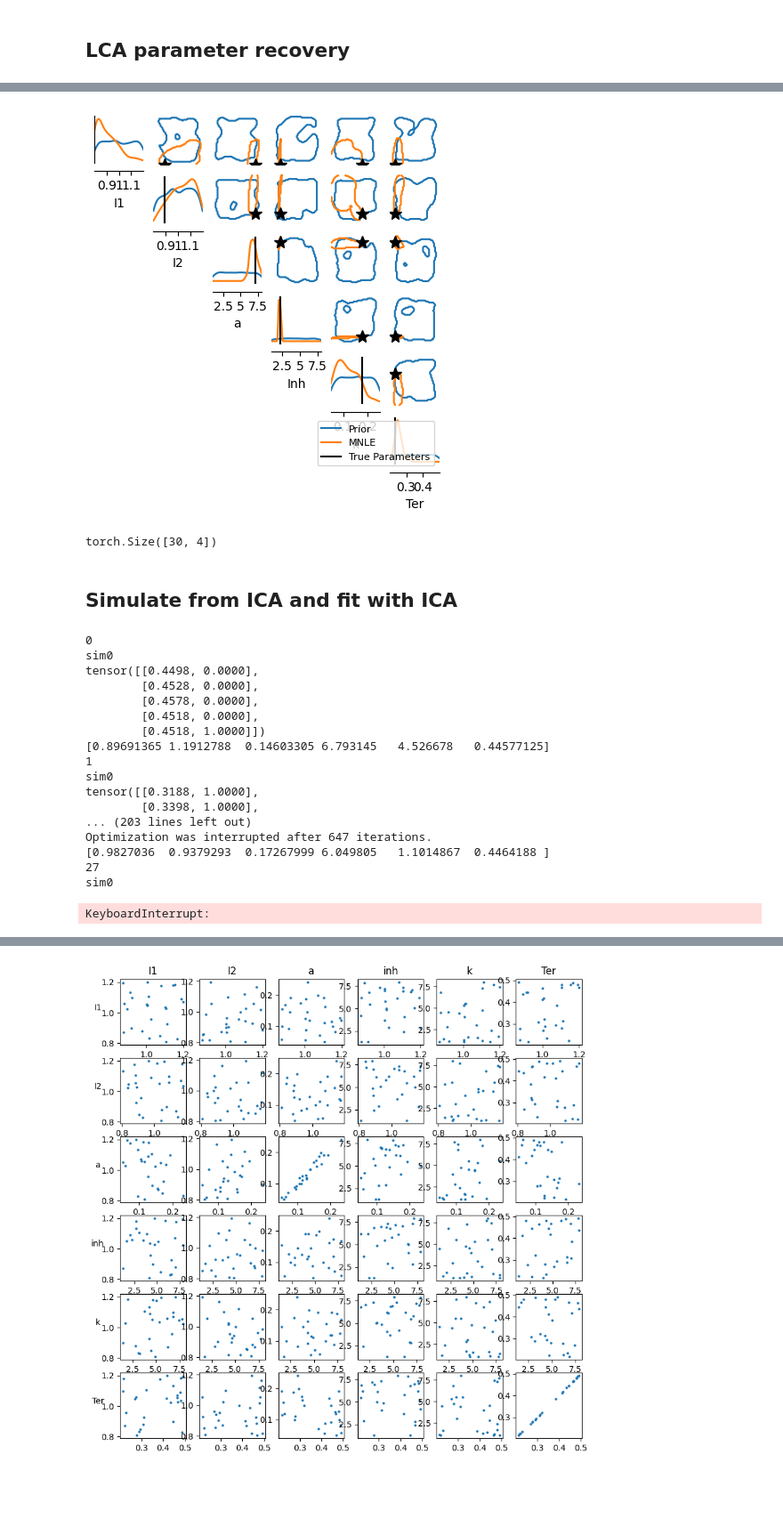
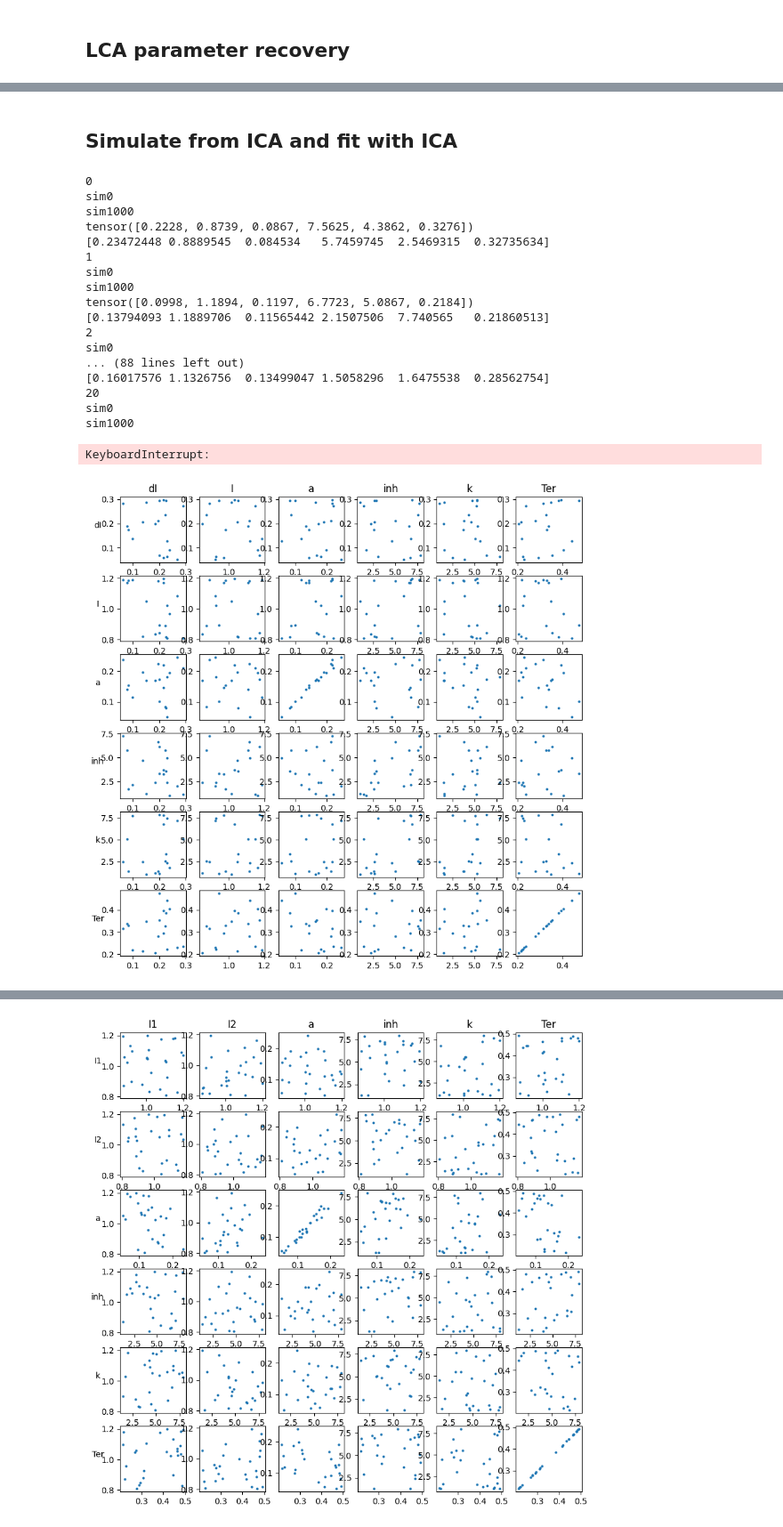
Before and after one commit to Jiashun97/sbi, a Jupyter notebook: IDM_LCA_full_model.ipynb, the cells around one changed output, grey strips where cells are left out. Shown at 89% size. Drawn from its saved outputs; the diff is of its cells as text; code cells hidden in the pictures; blank space fills up the shorter version.

```diff
--- a/IDM_LCA_full_model.ipynb
+++ b/IDM_LCA_full_model.ipynb
@@ -30,11 +4,11 @@ from sbi.inference.potentials.base_potential import BasePotential
 ## LCA parameter recovery
 # %%
 # Training data
-num_simulations = 50000
+num_simulations = 1000000
 #[0,0.5] for ∆I, [0,2] for I, [0,14] for κ and β, [0,1] for Z, and [0,1]
 #prior = utils.BoxUniform(low=[0.05,0.05,1,1], high=[0.3,0.25,8,8])
 
-prior = utils.BoxUniform(low=[0.8,0.8,0.05,1,1,0.2], high=[1.2,1.2,0.25,8,8,0.5])
+prior = utils.BoxUniform(low=[0.05,0.8,0.05,1,1,0.2], high=[0.3,1.2,0.25,8,8,0.5])
 
 parameters = prior.sample((num_simulations,))
 x = simul_LCA_full(np.array(parameters))
@@ -98,7 +70,7 @@ fig, ax = pairplot(
     points_colors=["k"],
     points_offdiag=dict(marker="*", markersize=10),
     labels=['I1', 'I2', 'a','Inh','k', 'Ter'],
-    figsize=(5, 5)
+    figsize=(10, 10)
 )
 
 #plt.sca(ax[1, 1])
@@ -108,13 +80,6 @@ plt.legend(
     fontsize=8,
     loc = 1
 );
-# %% [output]
-[figure, removed]
-# %%
-parameters = prior.sample((30,))
-parameters.shape
-# %% [output]
-torch.Size([30, 4])
 # %% [markdown]
 ## Simulate from ICA and fit with ICA
 # %%
@@ -127,14 +92,13 @@ parameters = prior.sample((30,))
 
 #Ters = np.random.uniform(low=0.2, high=0.8, size=30)
 
-n_trials = 500
+n_trials = 2000
 num_samples = 100
 par_fitted = np.zeros((30,6))
 # %%
 for i in range(30):
     print(i)
     LCA_o = simul_LCA_full(np.tile(parameters[i,:], (n_trials,1))) # simulate LCA data
-    print(LCA_o[0:5,:])
     mnle_posterior = trainer.build_posterior(
     mcmc_method="slice_np_vectorized", mcmc_parameters=mcmc_parameters, prior = prior
     )
@@ -142,24 +106,31 @@ for i in range(30):
     #mnle_samples = mnle_posterior.sample((num_samples,), x=x_o) # fit with IDM
     mnle_posterior.set_default_x(LCA_o)
     mnle_map = mnle_posterior.map()
+    print(parameters[i,:])
     print(np.array(mnle_map))
     par_fitted[i,:] = np.array(mnle_map)
 # %% [output]
 0
 sim0
-tensor([[0.4498, 0.0000],
-        [0.4528, 0.0000],
-        [0.4578, 0.0000],
-        [0.4518, 0.0000],
-        [0.4518, 1.0000]])
-[0.89691365 1.1912788  0.14603305 6.793145   4.526678   0.44577125]
+sim1000
+tensor([0.2228, 0.8739, 0.0867, 7.5625, 4.3862, 0.3276])
+[0.23472448 0.8889545  0.084534   5.7459745  2.5469315  0.32735634]
 1
 sim0
-tensor([[0.3188, 1.0000],
-        [0.3398, 1.0000],
-... (203 lines left out)
-Optimization was interrupted after 647 iterations.
-[0.9827036  0.9379293  0.17267999 6.049805   1.1014867  0.4464188 ]
-27
+sim1000
+tensor([0.0998, 1.1894, 0.1197, 6.7723, 5.0867, 0.2184])
+[0.13794093 1.1889706  0.11565442 2.1507506  7.740565   0.21860513]
+2
 sim0
+... (88 lines left out)
+[0.16017576 1.1326756  0.13499047 1.5058296  1.6475538  0.28562754]
+20
+sim0
+sim1000
 KeyboardInterrupt:
+# %%
+par_labels = ["dI", "I","a", "inh", "k","Ter"]
+par_fitted_labels = ["dI", "I","a", "inh", "k","Ter"]
+sim_fit_plot_all(parameters[0:19,:], par_fitted[0:19,:], par_labels, par_fitted_labels)
+# %% [output]
+[figure, added]
```
Also changed, not shown: parts of 6 cells of this notebook, 5 other files.
